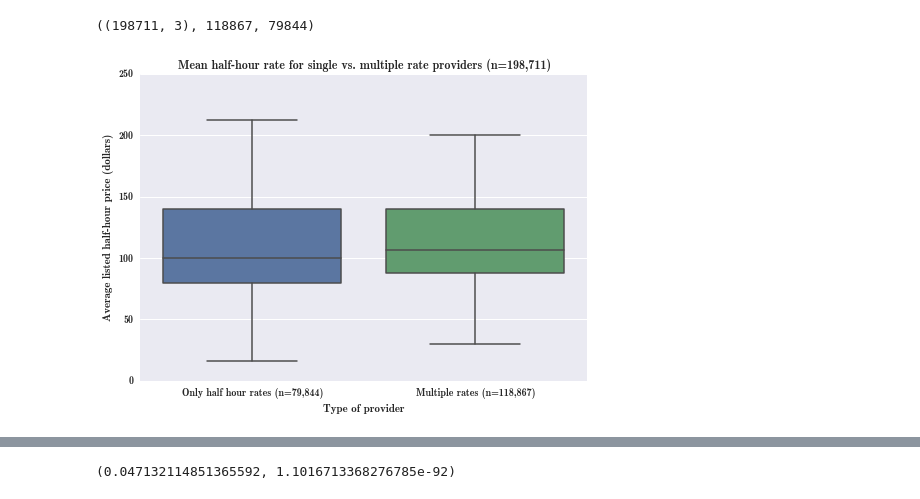
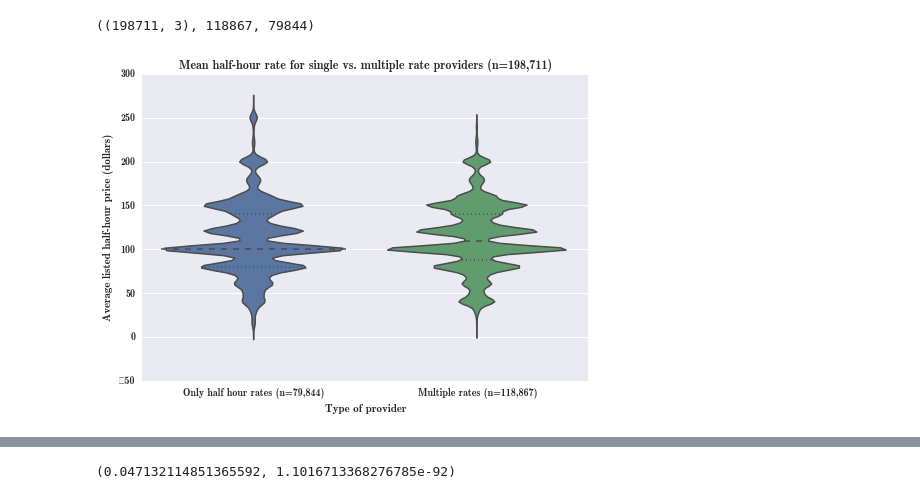
Before and after one commit to giantoak/memex-diagnostics, a Jupyter notebook: notebooks/Price per hour diagnostics.ipynb, the cells around one changed output, grey strips where cells are left out. Cells and saved outputs as stored; diff of their text form; code cells hidden in the pictures.

Commit message:
Half-hour and one-hour plots were updated for 3sd + kdeplots

```diff
--- a/notebooks/Price per hour diagnostics.ipynb
+++ b/notebooks/Price per hour diagnostics.ipynb
@@ -101,6 +101,6 @@ price_has_hour.shape, (~price_has_hour.one_hour).sum()
 # Cut off outliers
 price_has_hour.dropna(axis=0, subset=['price'], inplace=True)
 # %%
-def reject_outliers(data, m=2):
+def reject_outliers(data, m=3):
     return data[abs(data - np.mean(data)) < m * np.std(data)]
 # %%
@@ -134,12 +143,12 @@ price_has_half_hour.shape, (~price_has_half_hour['30 MINS']).sum(), (price_has_h
 # %%
 price_has_half_hour.dropna(subset=['30 MINS'], inplace=True)
 # %%
-g = seaborn.boxplot([reject_outliers(price_has_half_hour[price_has_half_hour['30 MINS']].price),
+g = seaborn.violinplot([reject_outliers(price_has_half_hour[price_has_half_hour['30 MINS']].price),
                    reject_outliers(price_has_half_hour[~price_has_half_hour['30 MINS']].price)],
                        names=['Only half hour rates (n=79,844)', 'Multiple rates (n=118,867)']
                    )
 seaborn.axlabel('Type of provider', 'Average listed half-hour price (dollars)')
 plt.title('Mean half-hour rate for single vs. multiple rate providers (n=198,711)')
-plt.savefig(os.path.join(plot_dir, 'half_hour_single_vs_multiple.png'))
+plt.savefig(os.path.join(plot_dir, 'half_hour_single_vs_multiple_violin.png'))
 # %% [output]
-[figure, old version]
+[figure, new version]
```
Also changed, not shown: parts of 6 cells of this notebook, 6 other files.
